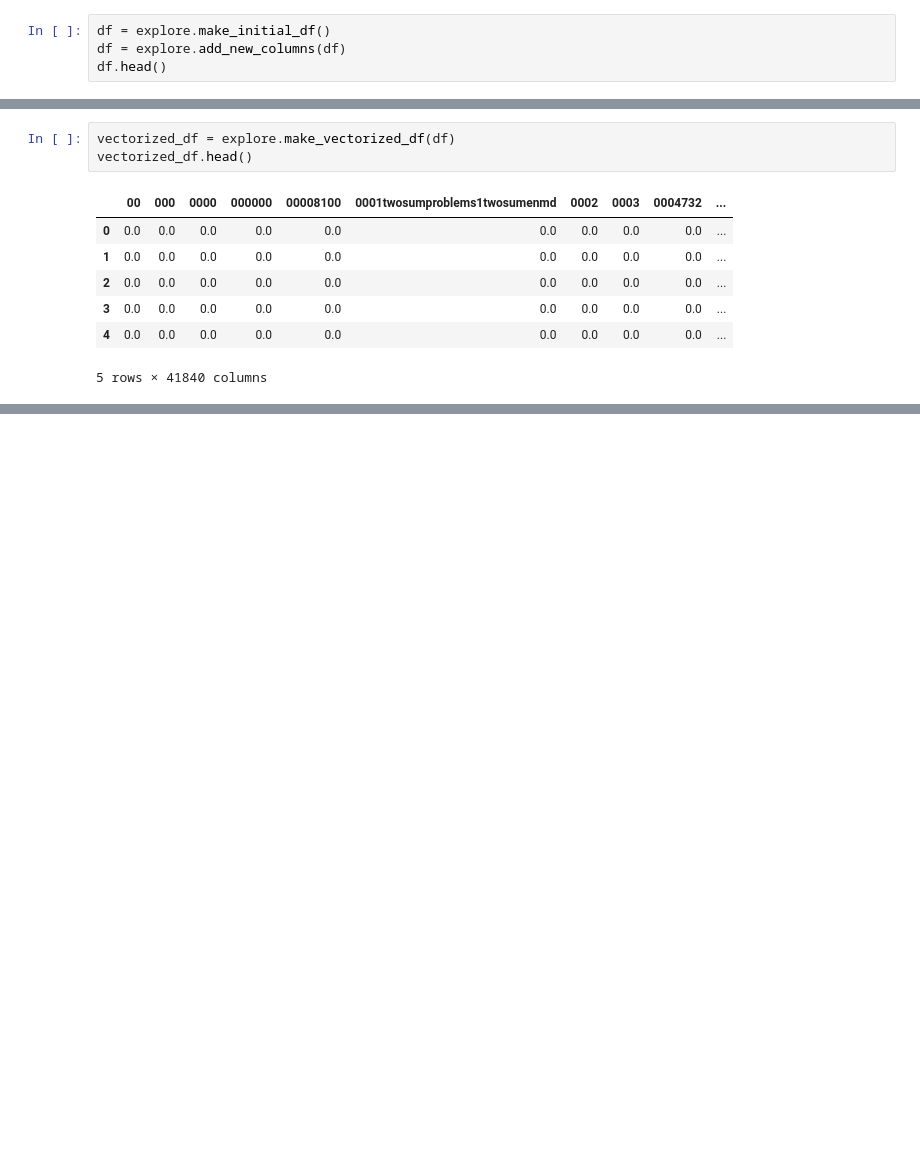
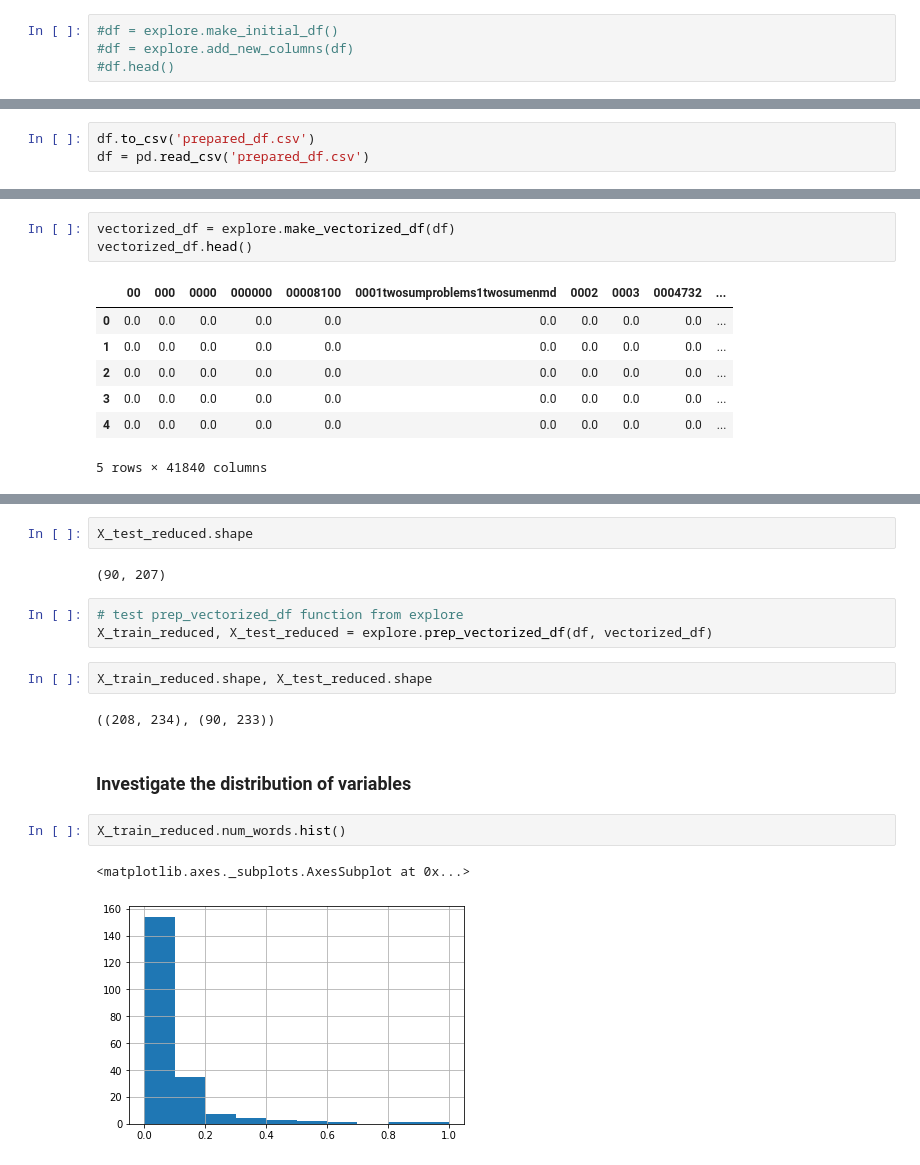
Before and after one commit to nlp-JB/predicting-using-nlp, a Jupyter notebook: explore_brandi2.ipynb, the cells around one changed output, grey strips where cells are left out. Cells and saved outputs as stored; diff of their text form; blank space fills up the shorter version.

```diff
--- a/explore_brandi2.ipynb
+++ b/explore_brandi2.ipynb
@@ -10,9 +10,9 @@ from sklearn.model_selection import train_test_split
 
 import explore
 # %%
-df = explore.make_initial_df()
-df = explore.add_new_columns(df)
-df.head()
+#df = explore.make_initial_df()
+#df = explore.add_new_columns(df)
+#df.head()
 # %% [output]
 |  | repo | language | readme_contents | basic_clean | clean_tokes | lemmatized | clean_lemmatized | ... |
 | 0 | CyC2018/CS-Notes | Java | <div align="center">\r\n <a href=... | \r\n \r\n \r\n \r\n \r\n\r\n\r... | [nbspnbsp, nbspnbsp, nbspnbspnbsp... | nbspnbsp nbspnbsp nbspnbspnbspnbs... | nbspnbsp nbspnbsp nbspnbspnbspnbs... | ... |
@@ -20,6 +20,9 @@ df.head()
 | 2 | trekhleb/javascript-algorithms | JavaScript | # Algoritmos y Estructuras de Dat... | algoritmos y estructuras de datos... | [algoritmos, y, estructuras, de, ... | algoritmos y estructuras de datos... | algoritmos estructuras de datos e... | ... |
 | 3 | kdn251/interviews | Java | > * 原文地址：[github.com/kdn251/inter... | githubcomkdn251interviewshttpsgit... | [githubcomkdn251interviewshttpsgi... | githubcomkdn251interviewshttpsgit... | githubcomkdn251interviewshttpsgit... | ... |
 | 4 | yangshun/tech-interview-handbook | JavaScript | <h1 align="center">Tech Interview... | tech interview handbook\n\n\n \n ... | [tech, interview, handbook, credi... | tech interview handbook credit il... | tech interview handbook credit il... | ... |
+# %%
+df.to_csv('prepared_df.csv')
+df = pd.read_csv('prepared_df.csv')
 # %%
 word_counts_df = explore.make_word_counts_df(df)
 word_counts_df.head()
@@ -50,0 +112,18 @@ scaler, X_train_scaled, X_test_scaled = explore.min_max_scaler(X_train, X_test)
+# %%
+X_test_reduced.shape
+# %% [output]
+(90, 207)
+# %%
+# test prep_vectorized_df function from explore
+X_train_reduced, X_test_reduced = explore.prep_vectorized_df(df, vectorized_df)
+# %%
+X_train_reduced.shape, X_test_reduced.shape
+# %% [output]
+((208, 234), (90, 233))
+# %% [markdown]
+### Investigate the distribution of variables
+# %%
+X_train_reduced.num_words.hist()
+# %% [output]
+<matplotlib.axes._subplots.AxesSubplot at 0x...>
+[figure, added]
```
Also changed, not shown: parts of 13 cells of this notebook, 1 other file.
